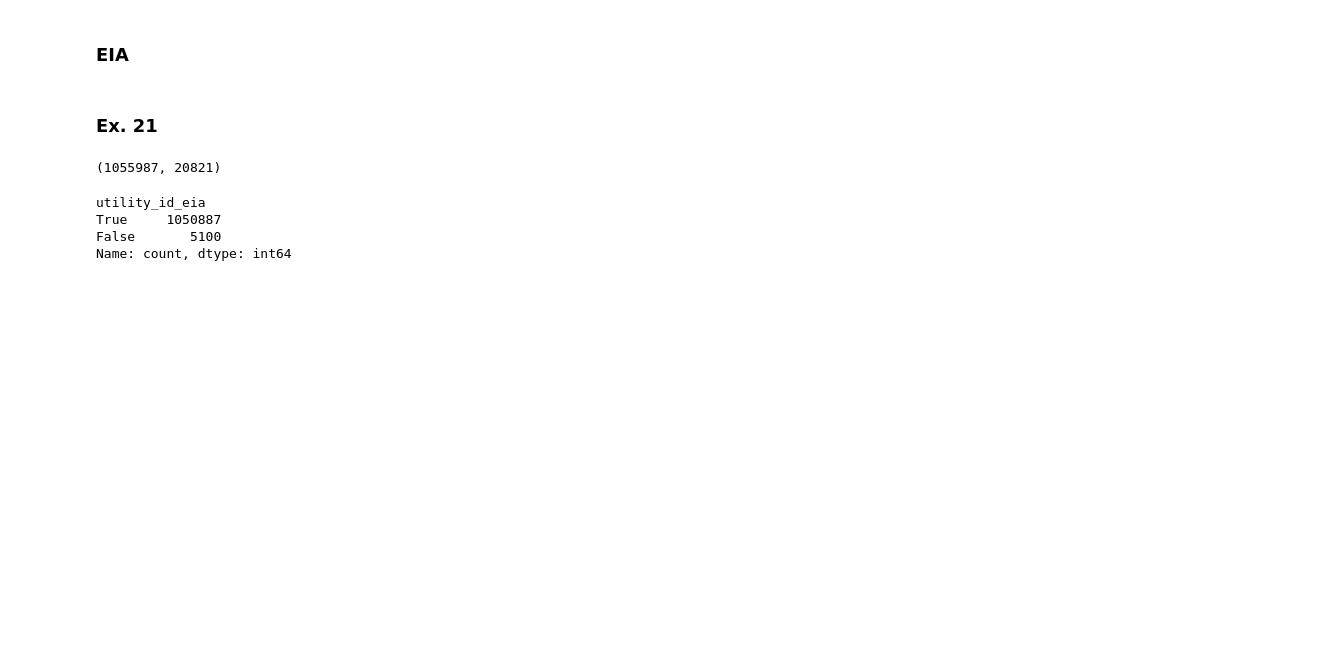
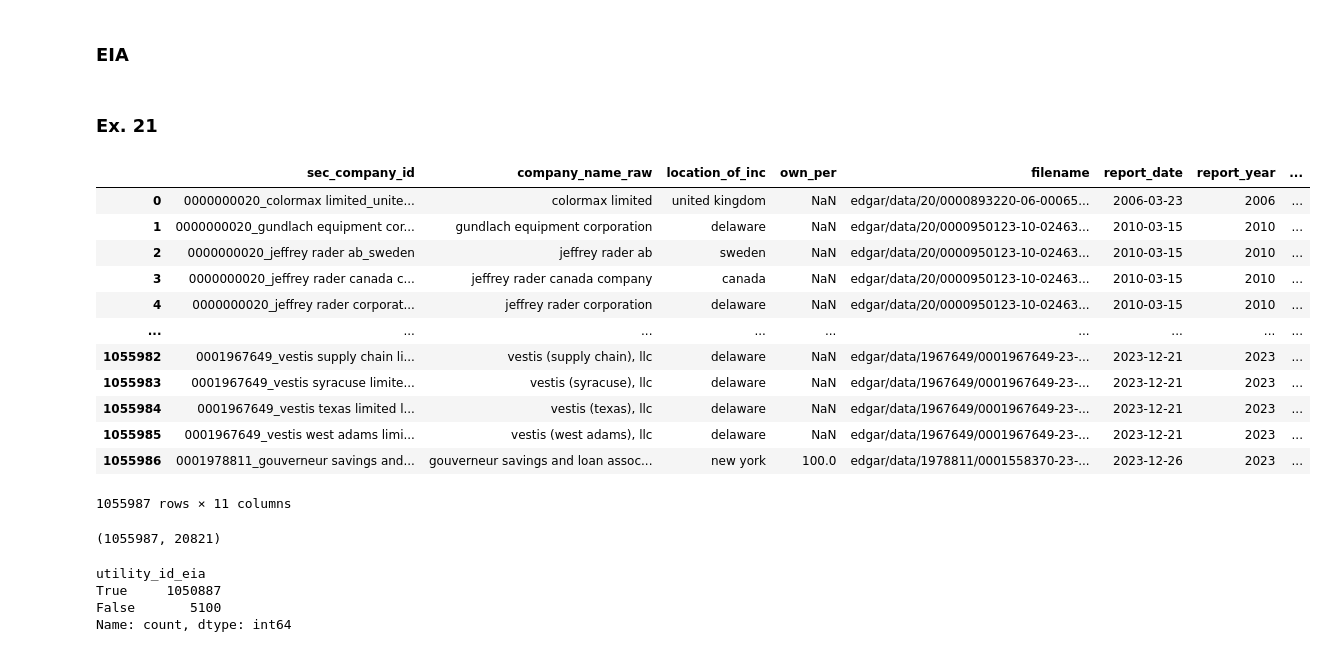
Before and after one commit to catalyst-cooperative/mozilla-sec-eia, a Jupyter notebook: notebooks/20-kl-validate-sec-output-table.ipynb, the cells around one changed output. Cells and saved outputs as stored; diff of their text form; code cells hidden in the pictures; blank space fills up the shorter version.

```diff
--- a/notebooks/20-kl-validate-sec-output-table.ipynb
+++ b/notebooks/20-kl-validate-sec-output-table.ipynb
@@ -12,6 +12,22 @@ eia_df = pd.read_parquet("gs://sec10k-outputs/v2/core_eia__parents_and_subsidiar
 ### Ex. 21
 # %%
 ex21_df = pd.read_pickle("/Users/katielamb/CatalystCoop/dagster_home/storage/transformed_ex21_subsidiary_table")
+# %%
+ex21_df
+# %% [output]
+|  | sec_company_id | company_name_raw | location_of_inc | own_per | filename | report_date | report_year | ... |
+| 0 | 0000000020_colormax limited_unite... | colormax limited | united kingdom | NaN | edgar/data/20/0000893220-06-00065... | 2006-03-23 | 2006 | ... |
+| 1 | 0000000020_gundlach equipment cor... | gundlach equipment corporation | delaware | NaN | edgar/data/20/0000950123-10-02463... | 2010-03-15 | 2010 | ... |
+| 2 | 0000000020_jeffrey rader ab_sweden | jeffrey rader ab | sweden | NaN | edgar/data/20/0000950123-10-02463... | 2010-03-15 | 2010 | ... |
+| 3 | 0000000020_jeffrey rader canada c... | jeffrey rader canada company | canada | NaN | edgar/data/20/0000950123-10-02463... | 2010-03-15 | 2010 | ... |
+| 4 | 0000000020_jeffrey rader corporat... | jeffrey rader corporation | delaware | NaN | edgar/data/20/0000950123-10-02463... | 2010-03-15 | 2010 | ... |
+| ... | ... | ... | ... | ... | ... | ... | ... | ... |
+| 1055982 | 0001967649_vestis supply chain li... | vestis (supply chain), llc | delaware | NaN | edgar/data/1967649/0001967649-23-... | 2023-12-21 | 2023 | ... |
+| 1055983 | 0001967649_vestis syracuse limite... | vestis (syracuse), llc | delaware | NaN | edgar/data/1967649/0001967649-23-... | 2023-12-21 | 2023 | ... |
+| 1055984 | 0001967649_vestis texas limited l... | vestis (texas), llc | delaware | NaN | edgar/data/1967649/0001967649-23-... | 2023-12-21 | 2023 | ... |
+| 1055985 | 0001967649_vestis west adams limi... | vestis (west adams), llc | delaware | NaN | edgar/data/1967649/0001967649-23-... | 2023-12-21 | 2023 | ... |
+| 1055986 | 0001978811_gouverneur savings and... | gouverneur savings and loan assoc... | new york | 100.0 | edgar/data/1978811/0001558370-23-... | 2023-12-26 | 2023 | ... |
+1055987 rows × 11 columns
 # %%
 merged_df = ex21_df.merge(
         eia_df.drop_duplicates(subset="company_name")[["company_name", "utility_id_eia"]], how="left", on="company_name", suffixes=("_ex21", "_eia")
```
Also changed, not shown: 3 other files.
